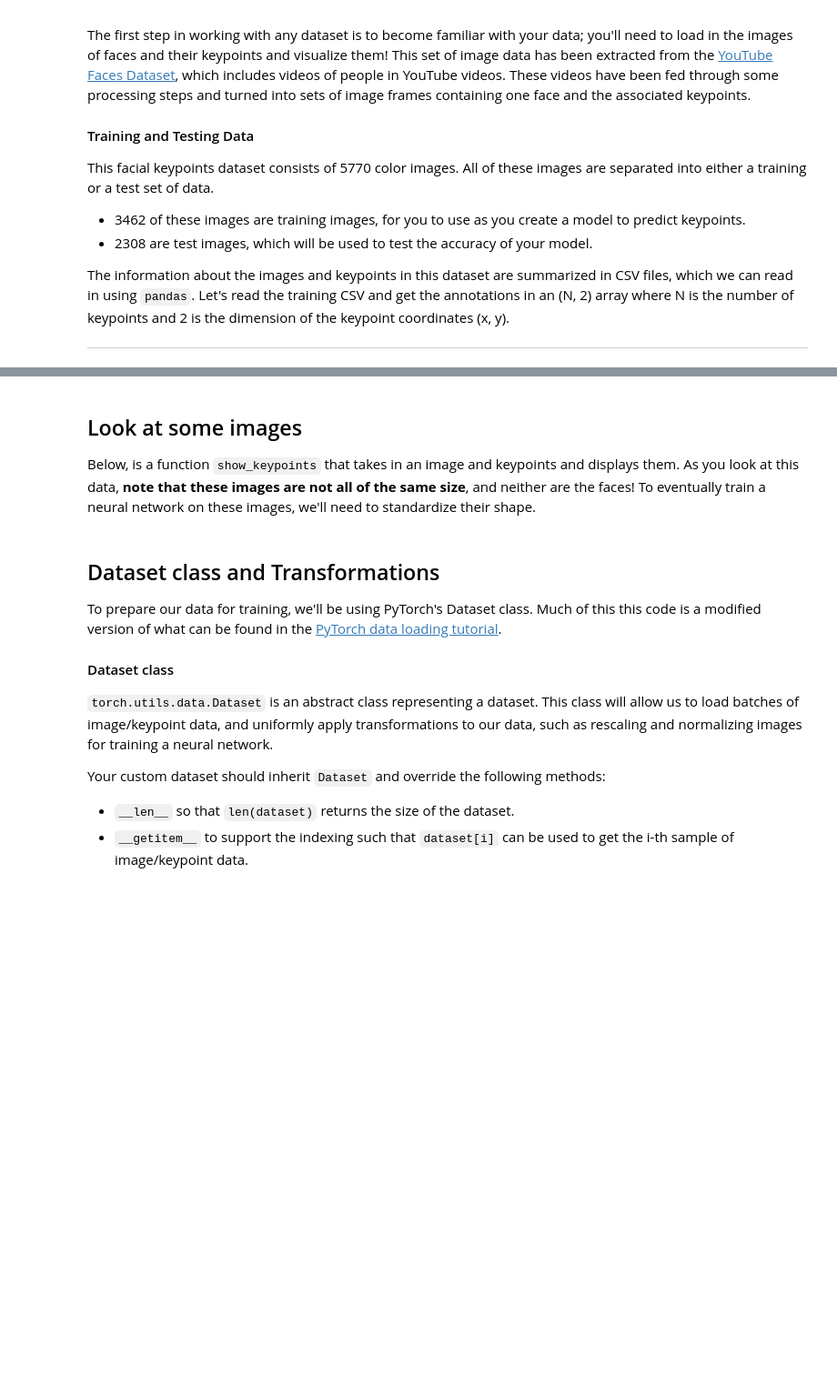
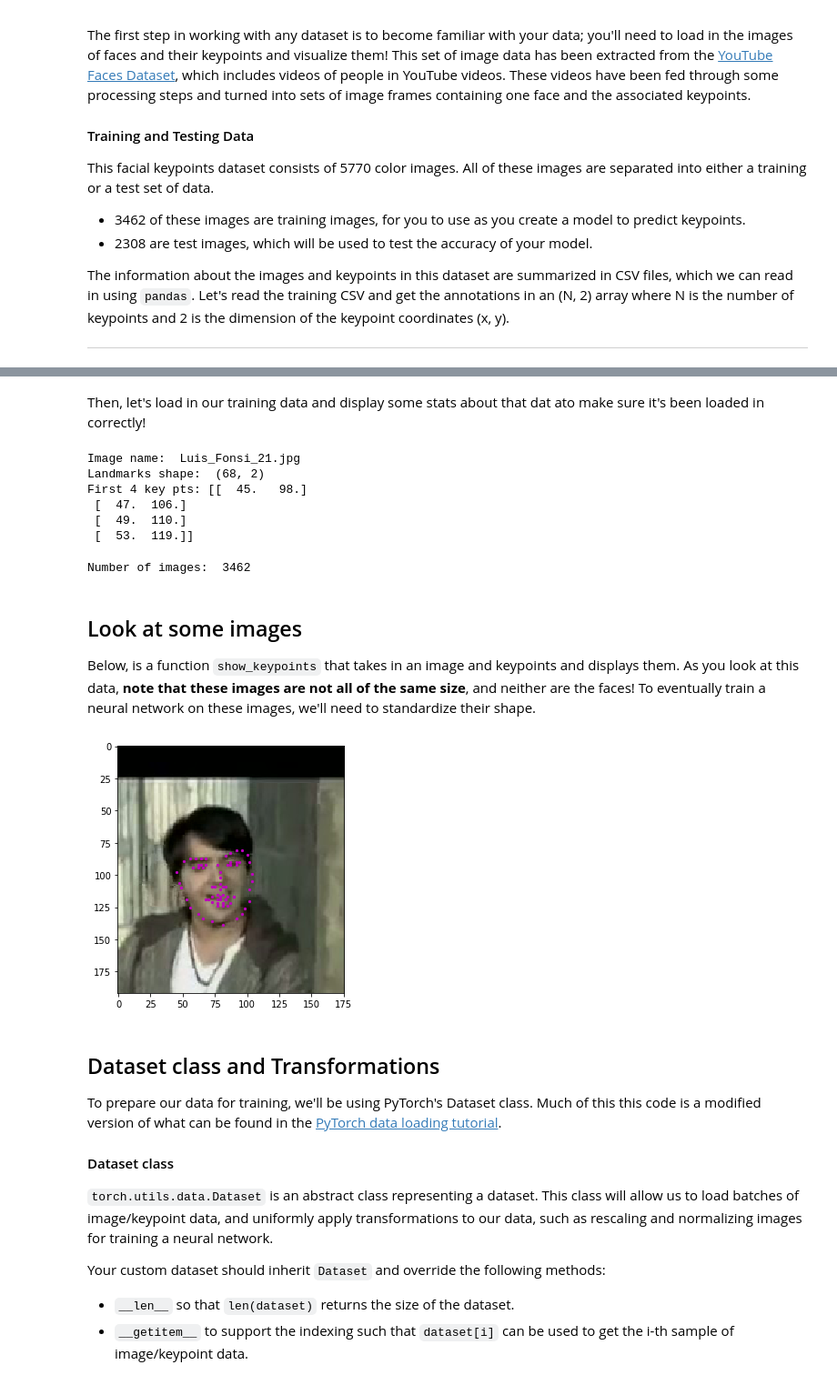
Before and after one commit to hyungkyulee/prod-computer-vision, a Jupyter notebook: facial-detection/1. Load and Visualize Data.ipynb, the cells around one changed output, grey strips where cells are left out. Shown at 91% size. Drawn from its saved outputs; the diff is of its cells as text; code cells hidden in the pictures; blank space fills up the shorter version.

```diff
--- a/facial-detection/1. Load and Visualize Data.ipynb
+++ b/facial-detection/1. Load and Visualize Data.ipynb
@@ -37,8 +62,10 @@ import matplotlib.pyplot as plt
 import matplotlib.image as mpimg
 
 import cv2
+# %% [markdown]
+Then, let's load in our training data and display some stats about that dat ato make sure it's been loaded in correctly!
 # %%
-key_pts_frame = pd.read_csv('data/training_frames_keypoints.csv')
+key_pts_frame = pd.read_csv('/data/training_frames_keypoints.csv')
 
 n = 0
 image_name = key_pts_frame.iloc[n, 0]
@@ -48,9 +75,18 @@ key_pts = key_pts.astype('float').reshape(-1, 2)
 print('Image name: ', image_name)
 print('Landmarks shape: ', key_pts.shape)
 print('First 4 key pts: {}'.format(key_pts[:4]))
+# %% [output]
+Image name:  Luis_Fonsi_21.jpg
+Landmarks shape:  (68, 2)
+First 4 key pts: [[  45.   98.]
+ [  47.  106.]
+ [  49.  110.]
+ [  53.  119.]]
 # %%
 # print out some stats about the data
 print('Number of images: ', key_pts_frame.shape[0])
+# %% [output]
+Number of images:  3462
 # %% [markdown]
 ## Look at some images
 
@@ -63,15 +99,17 @@ def show_keypoints(image, key_pts):
 # %%
 # Display a few different types of images by changing the index n
 
 # select an image by index in our data frame
 n = 0
 image_name = key_pts_frame.iloc[n, 0]
 key_pts = key_pts_frame.iloc[n, 1:].as_matrix()
 key_pts = key_pts.astype('float').reshape(-1, 2)
 
 plt.figure(figsize=(5, 5))
-show_keypoints(mpimg.imread(os.path.join('data/training/', image_name)), key_pts)
+show_keypoints(mpimg.imread(os.path.join('/data/training/', image_name)), key_pts)
 plt.show()
+# %% [output]
+[figure, added]
 # %% [markdown]
 ## Dataset class and Transformations
 
```
Also changed, not shown: parts of 7 cells of this notebook, 9 other files.
